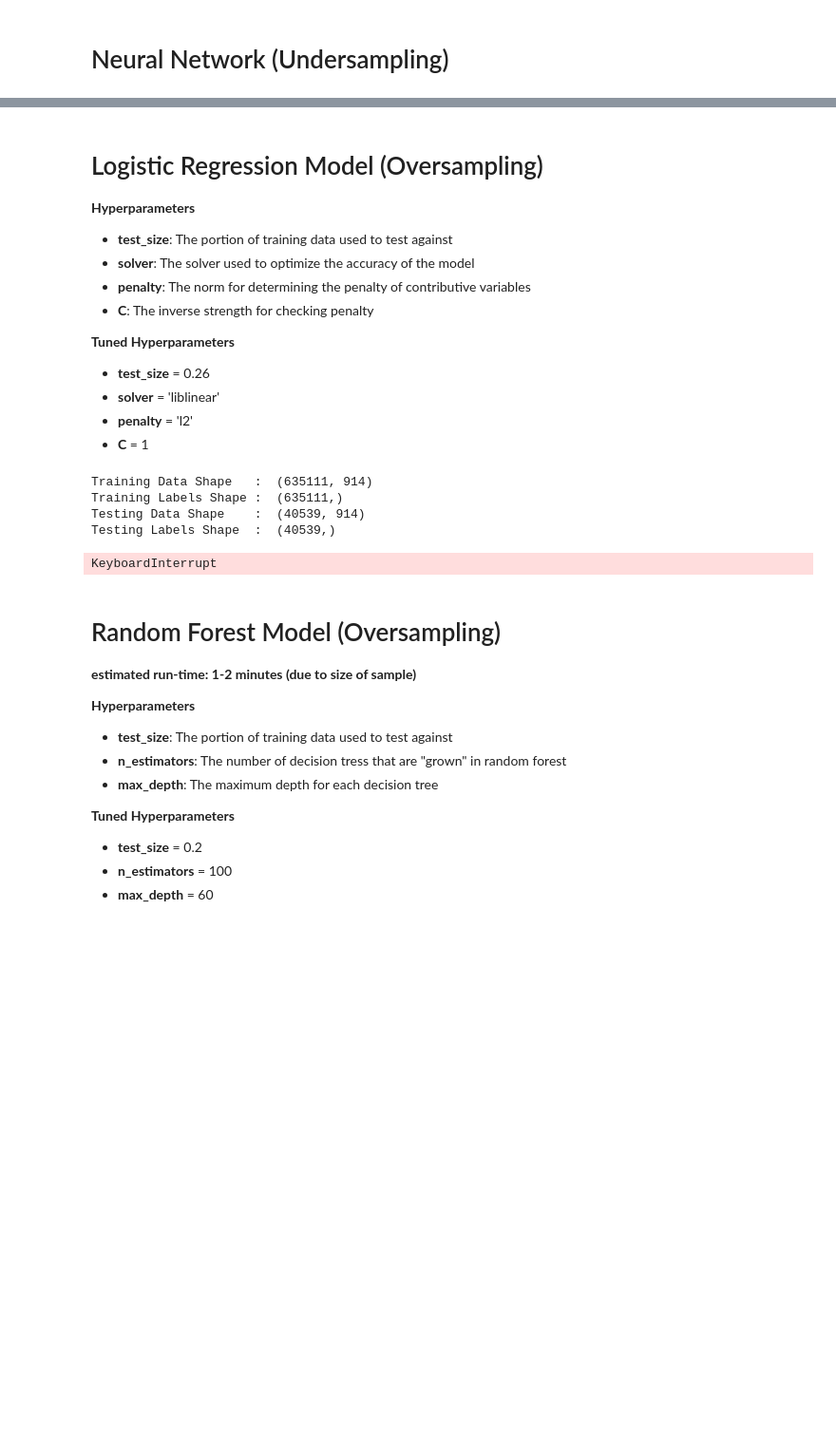
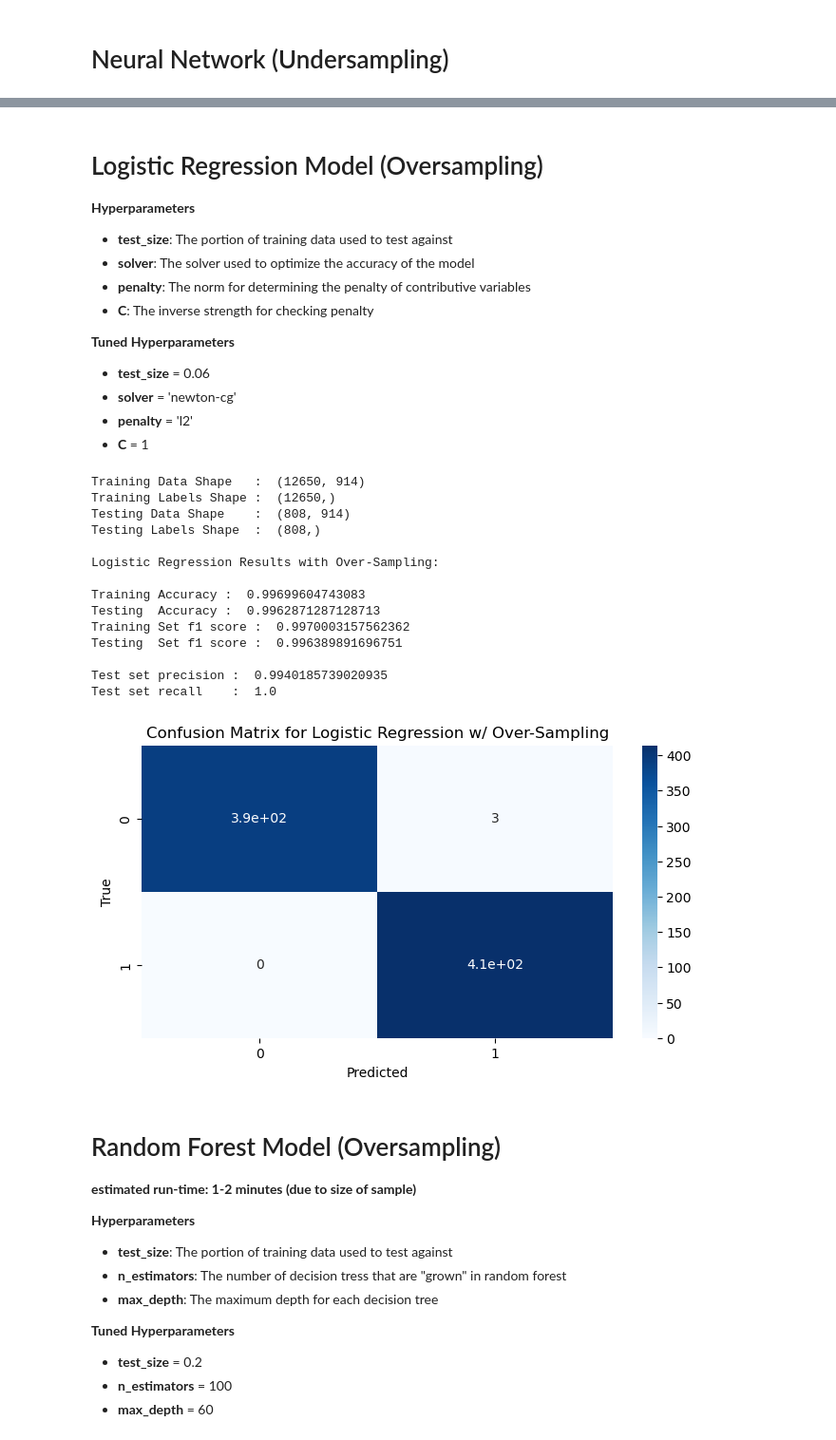
Before and after one commit to jalikens/CS484-DMA, a Jupyter notebook: Models.ipynb, the cells around one changed output, grey strips where cells are left out. Shown: that part at 95% size. Saved outputs shown, nothing was run; the diff lists cells and outputs as text; code cells hidden in the pictures; blank space fills up the shorter version.

```diff
--- a/Models.ipynb
+++ b/Models.ipynb
@@ -368,45 +371,66 @@ Test set recall    :  0.77
 - **C**: The inverse strength for checking penalty
 
 **Tuned Hyperparameters**
-- **test_size** = 0.26
-- **solver** = 'liblinear'
+- **test_size** = 0.06
+- **solver** = 'newton-cg'
 - **penalty** = 'l2'
 - **C** = 1
 # %%
 over_sample = RandomOverSampler()
-X_over, Y_over = over_sample.fit_resample(X,Y) # data set used for all over sampled models
+x = X[:(int)(len(X)/50)]
+y = Y[:(int)(len(Y)/50)]
+X_over, Y_over = over_sample.fit_resample(x,y) # data set used for all over sampled models
 
 X_train_o, X_test_o, Y_train_o, Y_test_o = train_test_split(X_over, Y_over, test_size = 0.06, random_state=42)
 
 print('Training Data Shape   : ', X_train_o.shape)
 print('Training Labels Shape : ', Y_train_o.shape)
 print('Testing Data Shape    : ', X_test_o.shape)
 print('Testing Labels Shape  : ', Y_test_o.shape)
 print()
 
 lr_model_over = LogisticRegression(max_iter=200, solver='newton-cg', penalty='l2', C=1)
 lr_model_over.fit(X_train_o,Y_train_o)
 
 pred_train_lr2 = lr_model_over.predict(X_train_o)
 pred_test_lr2  = lr_model_over.predict(X_test_o)
 
 print('Logistic Regression Results with Over-Sampling:')
 print()
 print('Training Accuracy : ', accuracy_score(Y_train_o, pred_train_lr2))
 print('Testing  Accuracy : ', accuracy_score(Y_test_o, pred_test_lr2))
 
 # Checking f1 score, precision and recall
 print('Training Set f1 score : ', f1_score(Y_train_o, pred_train_lr2))
 print('Testing  Set f1 score : ', f1_score(Y_test_o, pred_test_lr2))
 print()
 print('Test set precision : ', precision_score(Y_train_o, pred_train_lr2))
 print('Test set recall    : ', recall_score(Y_test_o, pred_test_lr2))
+
+cm = confusion_matrix(Y_test_o, pred_test_lr2)
+
+plt.figure(figsize = (8,4), dpi = 100)
+sns.heatmap(cm, annot=True, cmap="Blues")
+plt.title("Confusion Matrix for Logistic Regression w/ Over-Sampling")
+plt.xlabel("Predicted")
+plt.ylabel("True")
+plt.show()
 # %% [output]
-Training Data Shape   :  (635111, 914)
-Training Labels Shape :  (635111,)
-Testing Data Shape    :  (40539, 914)
-Testing Labels Shape  :  (40539,)
+Training Data Shape   :  (12650, 914)
+Training Labels Shape :  (12650,)
+Testing Data Shape    :  (808, 914)
+Testing Labels Shape  :  (808,)
+
+Logistic Regression Results with Over-Sampling:
+
+Training Accuracy :  0.99699604743083
+Testing  Accuracy :  0.9962871287128713
+Training Set f1 score :  0.9970003157562362
+Testing  Set f1 score :  0.996389891696751
+
+Test set precision :  0.9940185739020935
+Test set recall    :  1.0
-KeyboardInterrupt
+[figure, added]
 # %% [markdown]
 # Random Forest Model (Oversampling)
 **estimated run-time: 1-2 minutes (due to size of sample)**
```
Also changed, not shown: parts of 10 cells of this notebook.
